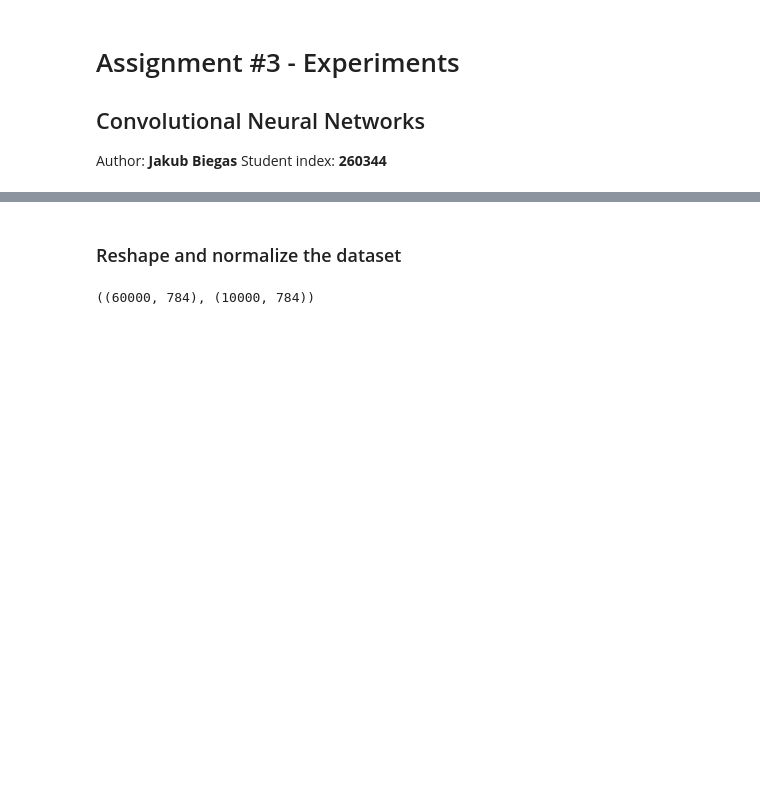
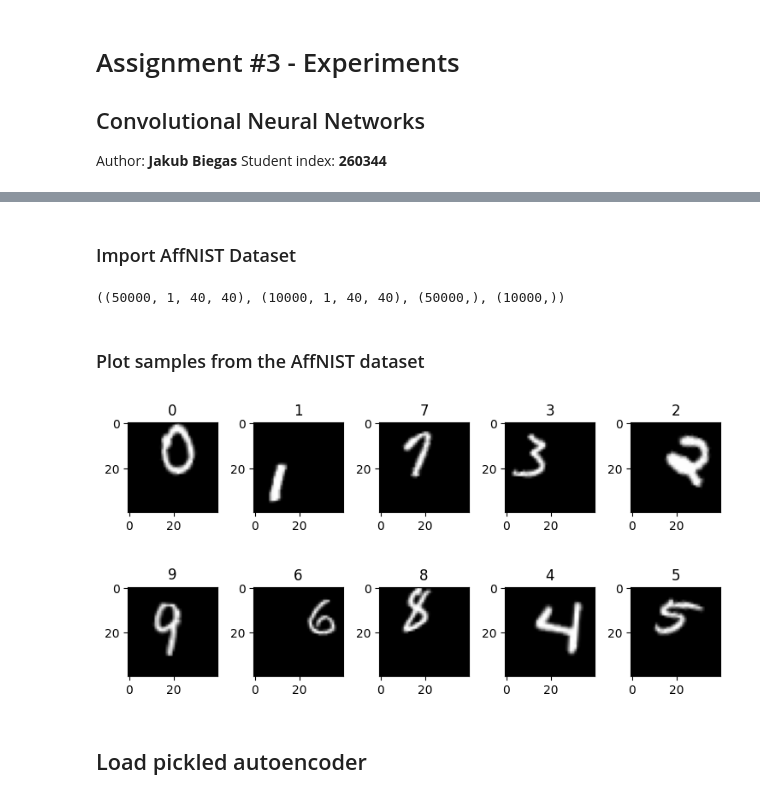
Before and after one commit to biegasj/neural-networks-labs, a Jupyter notebook: assignment_3/experiment.ipynb, the cells around one changed output, grey strips where cells are left out. Cells and saved outputs as stored; diff of their text form; code cells hidden in the pictures; blank space fills up the shorter version.

Commit message:
Add experiments for the third assignment

```diff
--- a/assignment_3/experiment.ipynb
+++ b/assignment_3/experiment.ipynb
@@ -27,9 +6,32 @@ from tensorflow.keras.datasets import fashion_mnist
+# %% [markdown]
+### Import AffNIST Dataset
+# %%
+from assignment_1.dataset import AffnistDataset
+
+affnist_dataset = AffnistDataset(
+    training_data_path="../assignment_1/data/processed/affnist/training_batches",
+    test_data_path="../assignment_1/data/processed/affnist/test_batches",
+)
+X_train, X_test, y_train, y_test = (
+    affnist_dataset.X_train,
+    affnist_dataset.X_test,
+    affnist_dataset.y_train,
+    affnist_dataset.y_test,
+)
+
+X_train = X_train.reshape(X_train.shape[0], 1, 40, 40)
+X_test = X_test.reshape(X_test.shape[0], 1, 40, 40)
+
+X_train.shape, X_test.shape, y_train.shape, y_test.shape
+# %% [output]
+((50000, 1, 40, 40), (10000, 1, 40, 40), (50000,), (10000,))
 # %% [markdown]
-### Reshape and normalize the dataset
+### Plot samples from the AffNIST dataset
-# %%
-X_train = X_train.reshape(X_train.shape[0], 784).astype("float32") / 255.0
-X_test = X_test.reshape(X_test.shape[0], 784).astype("float32") / 255.0
-
-X_train.shape, X_test.shape
-# %% [output]
-((60000, 784), (10000, 784))
+# %%
+from assignment_3.utils.plot import plot_samples
+
+plot_samples(X_train, y_train, shape=(40, 40))
+# %% [output]
+[figure, added]
+# %% [markdown]
+## Load pickled autoencoder
```
Also changed, not shown: parts of 23 cells of this notebook.
